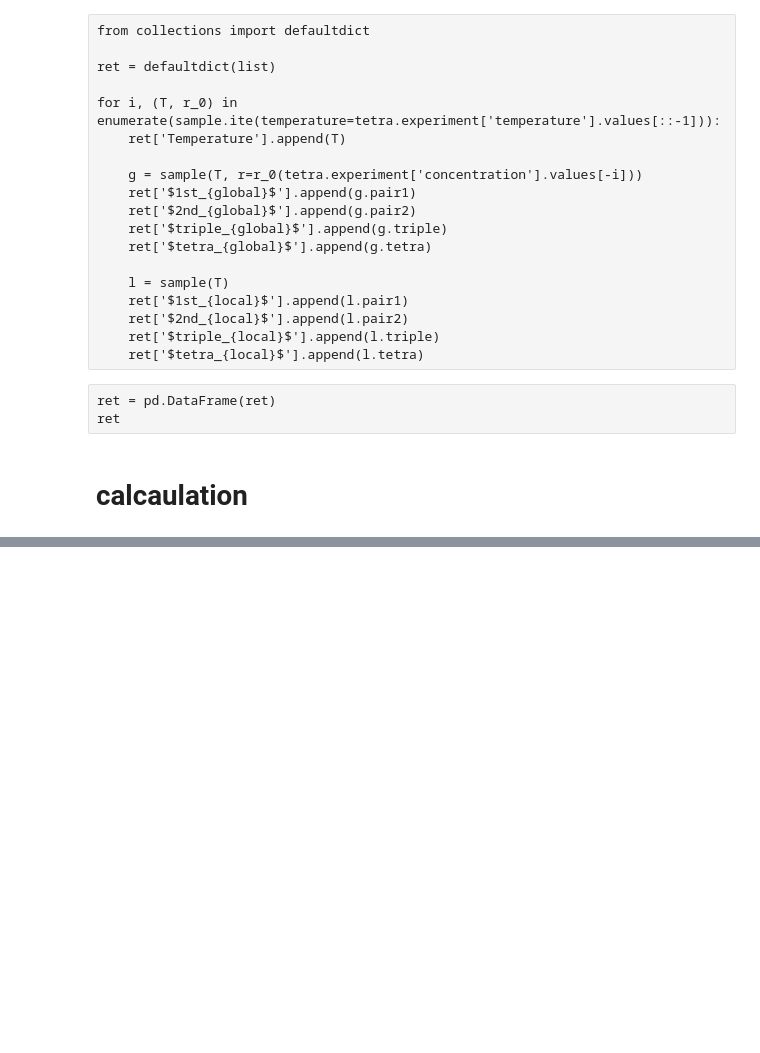
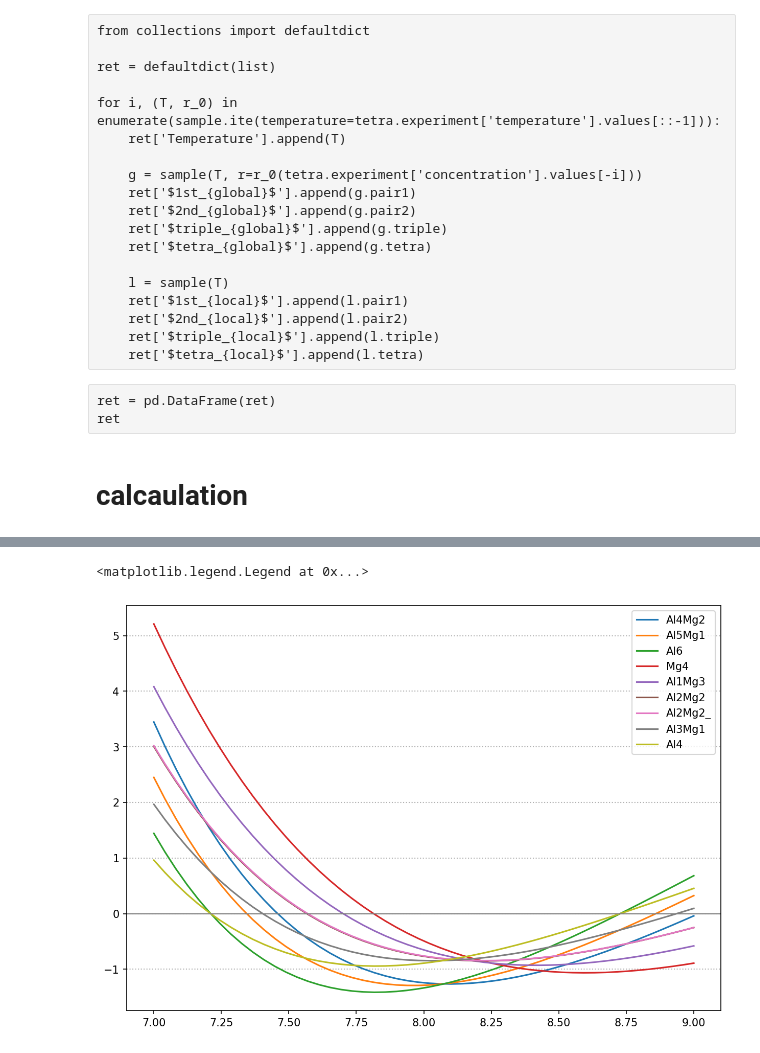
Before and after one commit to TsumiNa/CVM, a Jupyter notebook: samples/tetrahedron.ipynb, the cells around one changed output, grey strips where cells are left out. Saved outputs shown, nothing was run; the diff lists cells and outputs as text; code cells hidden in the pictures; blank space fills up the shorter version.

```diff
--- a/samples/tetrahedron.ipynb
+++ b/samples/tetrahedron.ipynb
@@ -91,0 +188,19 @@ T=1200.000 Concentration=50.0000% Counts=44
+# %%
+plt.figure(figsize=(10, 7), dpi=150)
+
+# ls = np.linspace(6.8, 8.0, 50)
+ls = np.linspace(7.0, 9.0, 50)
+ls_ = UnitConvert.lc2ad(ls)
+
+sample = tetra.tag_800k
+for k, v in sample.items():
+    t = [v(T=800, r=r) for r in ls_]
+    plt.plot(ls, t, label=k)
+
+plt.axhline(y=0, color='gray', ls='-', lw=1.0)
+plt.grid(axis='y', linestyle=':', linewidth=1)
+# plt.ylim(-1.2, 5)
+plt.legend()
+# %% [output]
+<matplotlib.legend.Legend at 0x...>
+[figure, added]
```
Also changed, not shown: parts of 34 cells of this notebook, 17 other files.
